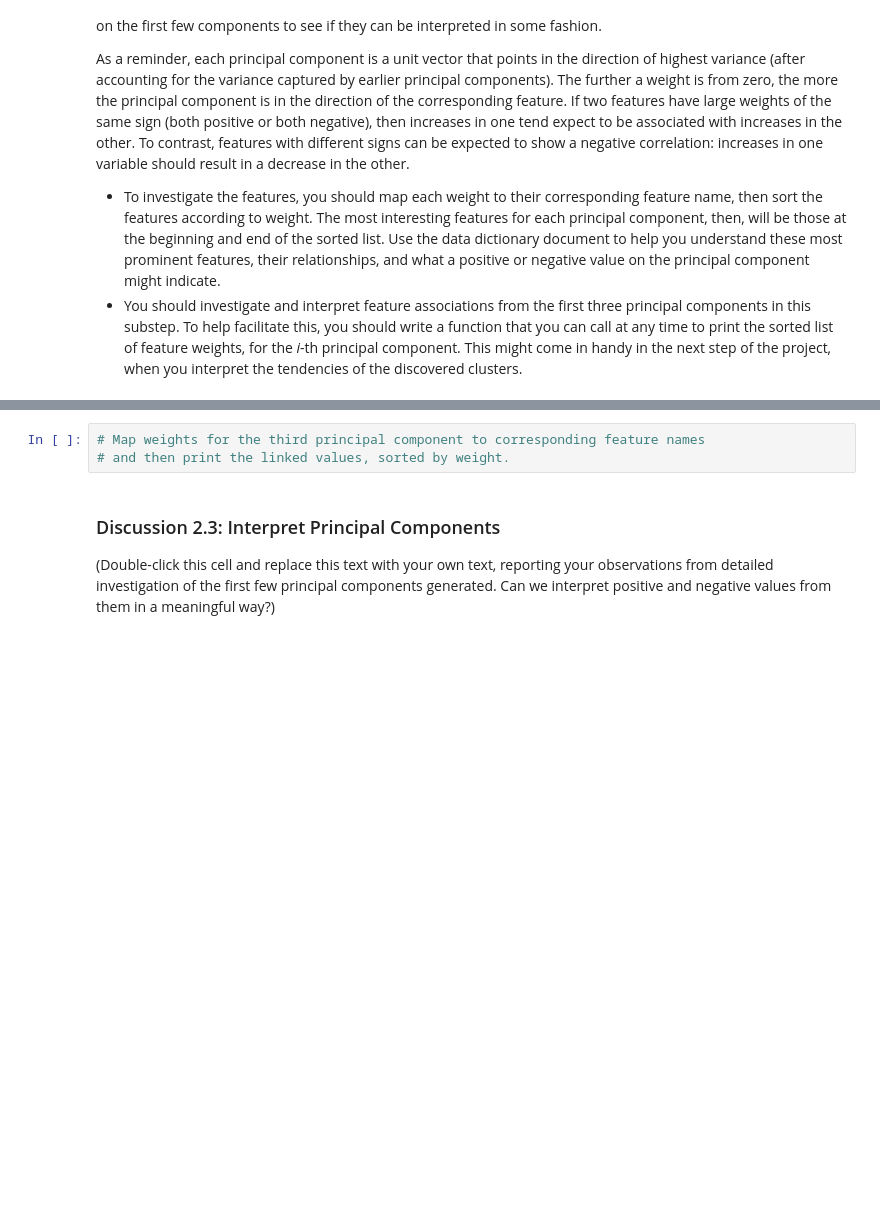
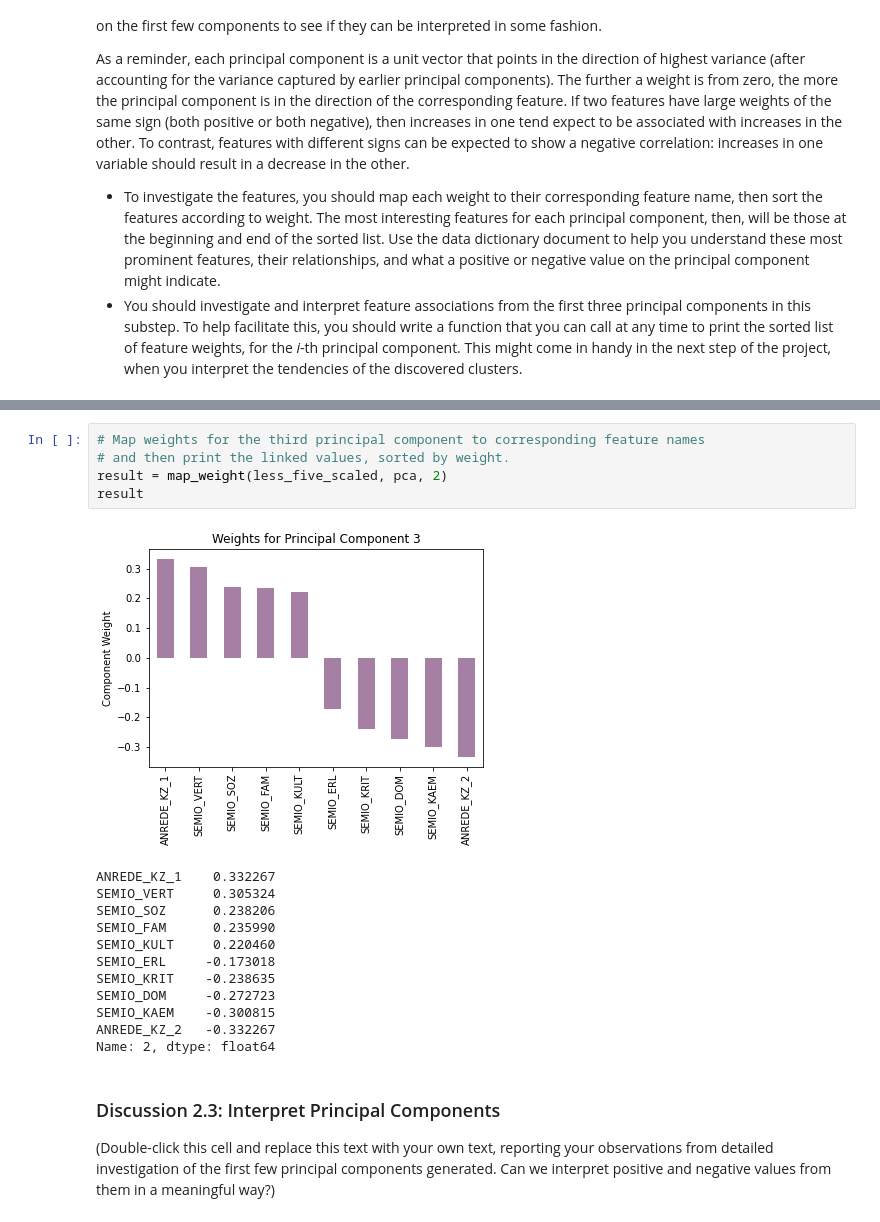
Before and after one commit to GaryLBentley/identify_customer_segments, a Jupyter notebook: Identify_Customer_Segments.ipynb, the cells around one changed output, grey strips where cells are left out. Drawn from its saved outputs; the diff is of its cells as text; blank space fills up the shorter version.

```diff
--- a/Identify_Customer_Segments.ipynb
+++ b/Identify_Customer_Segments.ipynb
@@ -833,6 +890,21 @@ As a reminder, each principal component is a unit vector that points in the dire
 # %%
 # Map weights for the third principal component to corresponding feature names
 # and then print the linked values, sorted by weight.
+result = map_weight(less_five_scaled, pca, 2)
+result
+# %% [output]
+[figure, added]
+ANREDE_KZ_1    0.332267
+SEMIO_VERT     0.305324
+SEMIO_SOZ      0.238206
+SEMIO_FAM      0.235990
+SEMIO_KULT     0.220460
+SEMIO_ERL     -0.173018
+SEMIO_KRIT    -0.238635
+SEMIO_DOM     -0.272723
+SEMIO_KAEM    -0.300815
+ANREDE_KZ_2   -0.332267
+Name: 2, dtype: float64
 # %% [markdown]
 ### Discussion 2.3: Interpret Principal Components
 
```
Also changed, not shown: parts of 10 cells of this notebook.
